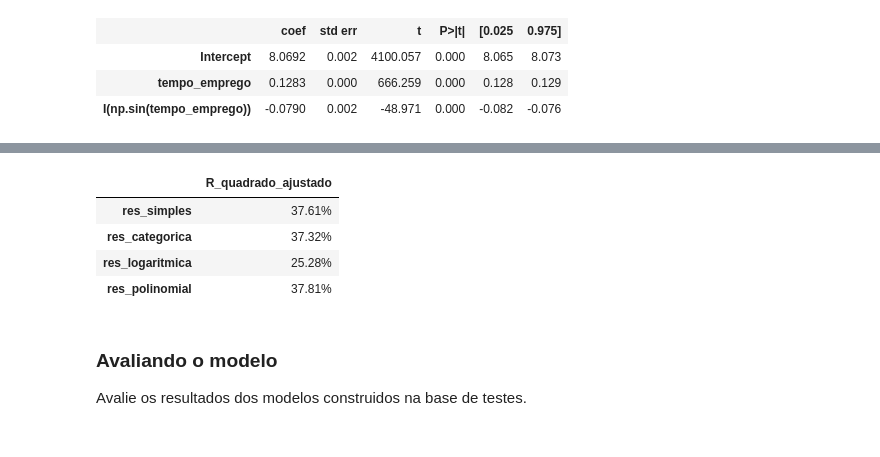
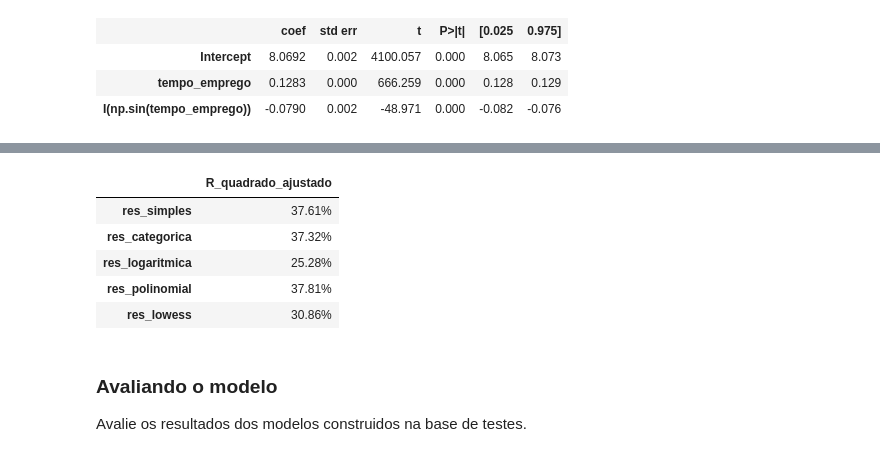
Before and after one commit to nobrevitor/EBAC, a Jupyter notebook: Modelagem estatística e Regressão com Python/Regressão III/Profissão Cientista de Dados M34 - Pratique.ipynb, the cells around one changed output, grey strips where cells are left out. Drawn from its saved outputs; the diff is of its cells as text; code cells hidden in the pictures.

```diff
--- a/Modelagem estatística e Regressão com Python/Regressão III/Profissão Cientista de Dados M34 - Pratique.ipynb
+++ b/Modelagem estatística e Regressão com Python/Regressão III/Profissão Cientista de Dados M34 - Pratique.ipynb
@@ -241,3 +242,12 @@ R quadrado ajustado: 37.81%
 | Intercept | 8.0692 | 0.002 | 4100.057 | 0.000 | 8.065 | 8.073 |
 | tempo_emprego | 0.1283 | 0.000 | 666.259 | 0.000 | 0.128 | 0.129 |
 | I(np.sin(tempo_emprego)) | -0.0790 | 0.002 | -48.971 | 0.000 | -0.082 | -0.076 |
+# %%
+lowess = sm.nonparametric.lowess(tab.renda, tab.tempo_emprego, frac=2/3)
+# %%
+lowess_y = lowess[:, 1]
+lowess_x = lowess[:, 0]
+# %%
+f = interp1d(lowess_x, lowess_y, bounds_error=False)
+
+tab['tempo_emprego_lowess'] = f(tab.tempo_emprego)
@@ -244,18 +266,20 @@ R quadrado ajustado: 37.81%
 # %%
 tabela = {
     'res_simples': {'R_quadrado_ajustado': f'{res.rsquared_adj:.2%}'},
     'res_categorica': {'R_quadrado_ajustado': f'{res_cat.rsquared_adj:.2%}'},
     'res_logaritmica': {'R_quadrado_ajustado': f'{res_log.rsquared_adj:.2%}'},
-    'res_polinomial': {'R_quadrado_ajustado': f'{res_pol.rsquared_adj:.2%}'}
+    'res_polinomial': {'R_quadrado_ajustado': f'{res_pol.rsquared_adj:.2%}'},
+    'res_lowess': {'R_quadrado_ajustado': f'{res_lowess.rsquared_adj:.2%}'}
 }
 data = pd.DataFrame(tabela)
 data.T
 # %% [output]
 |  | R_quadrado_ajustado |
 | res_simples | 37.61% |
 | res_categorica | 37.32% |
 | res_logaritmica | 25.28% |
 | res_polinomial | 37.81% |
+| res_lowess | 30.86% |
 # %% [markdown]
 ### Avaliando o modelo
 
```
Also changed, not shown: parts of 5 cells of this notebook.
